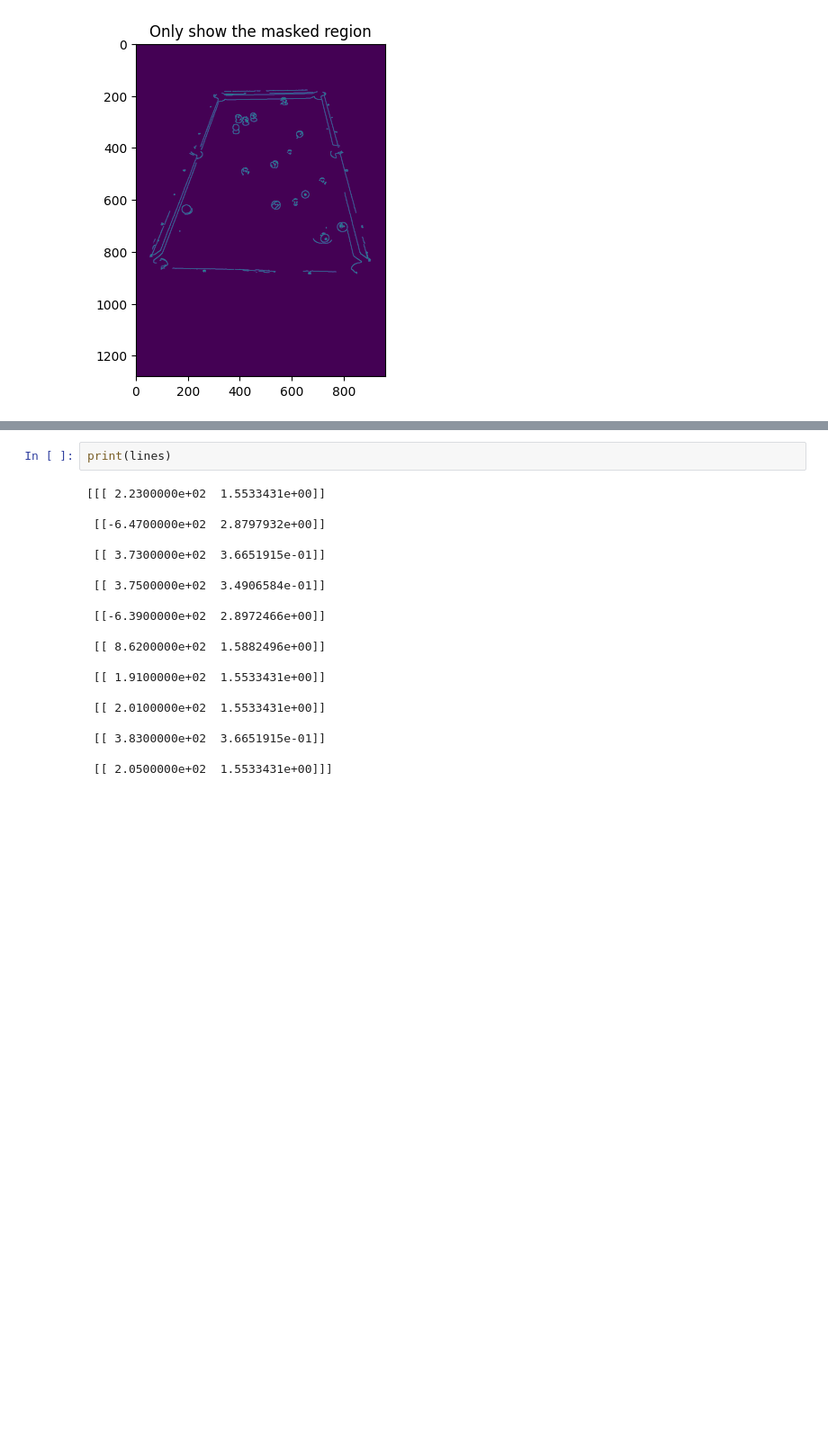
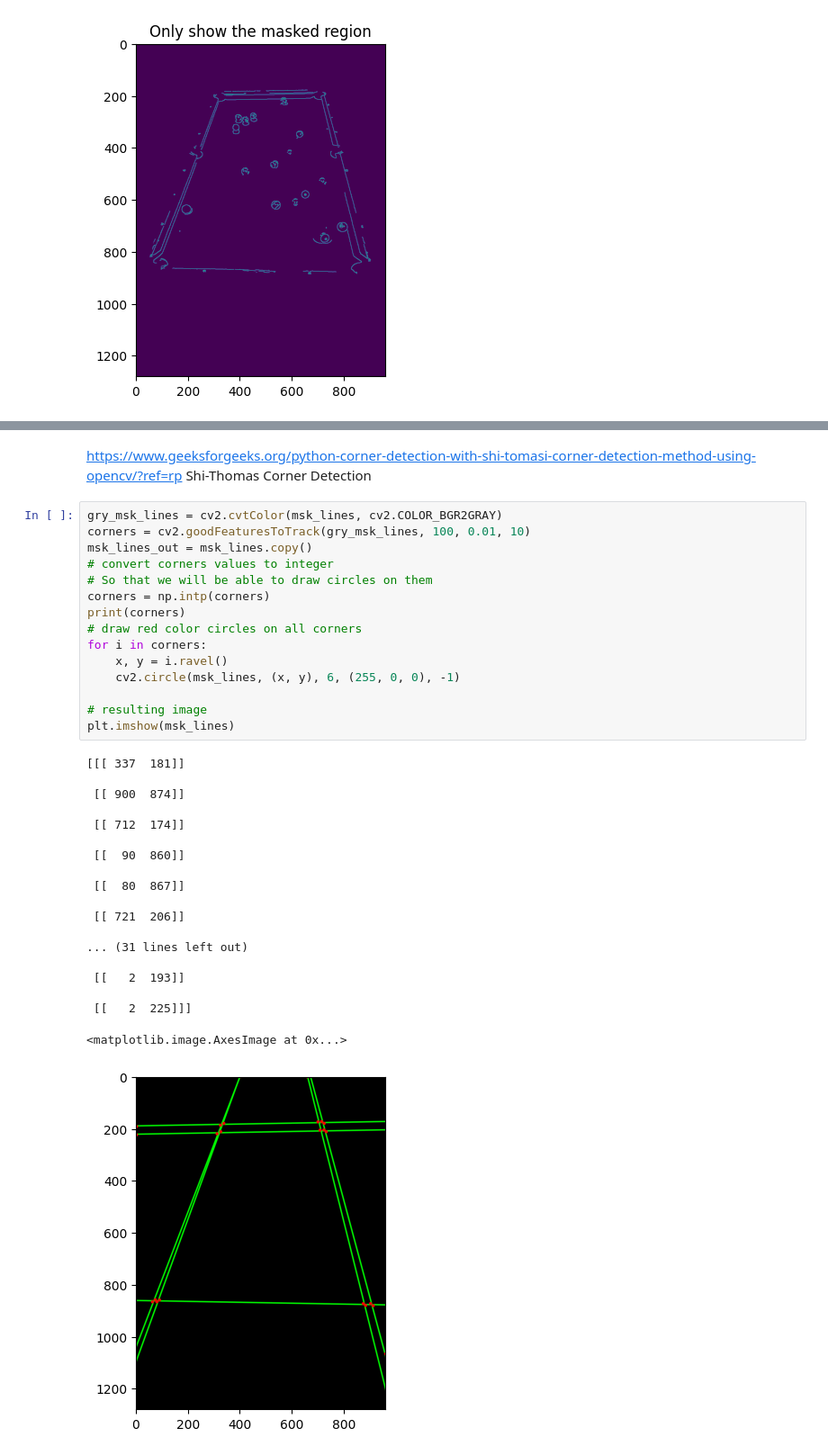
Before and after one commit to bennibbelink/cs766-final-project, a Jupyter notebook: pool_table.ipynb, the cells around one changed output, grey strips where cells are left out. Shown at 90% size. Cells and saved outputs as stored; diff of their text form; blank space fills up the shorter version.

Commit message:
got corners, still need to find inner corners

```diff
--- a/pool_table.ipynb
+++ b/pool_table.ipynb
@@ -65,22 +81,38 @@ plt.show()
-# %%
-print(lines)
-# %% [output]
-[[[ 2.2300000e+02  1.5533431e+00]]
-
- [[-6.4700000e+02  2.8797932e+00]]
-
- [[ 3.7300000e+02  3.6651915e-01]]
-
- [[ 3.7500000e+02  3.4906584e-01]]
-
- [[-6.3900000e+02  2.8972466e+00]]
-
- [[ 8.6200000e+02  1.5882496e+00]]
-
- [[ 1.9100000e+02  1.5533431e+00]]
-
- [[ 2.0100000e+02  1.5533431e+00]]
-
- [[ 3.8300000e+02  3.6651915e-01]]
-
- [[ 2.0500000e+02  1.5533431e+00]]]
+# %% [markdown]
+https://www.geeksforgeeks.org/python-corner-detection-with-shi-tomasi-corner-detection-method-using-opencv/?ref=rp
+Shi-Thomas Corner Detection
+# %%
+gry_msk_lines = cv2.cvtColor(msk_lines, cv2.COLOR_BGR2GRAY)
+corners = cv2.goodFeaturesToTrack(gry_msk_lines, 100, 0.01, 10)
+msk_lines_out = msk_lines.copy()
+# convert corners values to integer
+# So that we will be able to draw circles on them
+corners = np.intp(corners)
+print(corners)
+# draw red color circles on all corners
+for i in corners:
+    x, y = i.ravel()
+    cv2.circle(msk_lines, (x, y), 6, (255, 0, 0), -1)
+
+# resulting image
+plt.imshow(msk_lines)
+# %% [output]
+[[[ 337  181]]
+
+ [[ 900  874]]
+
+ [[ 712  174]]
+
+ [[  90  860]]
+
+ [[  80  867]]
+
+ [[ 721  206]]
+
+... (31 lines left out)
+
+ [[   2  193]]
+
+ [[   2  225]]]
+<matplotlib.image.AxesImage at 0x...>
+[figure, added]
```
Also changed, not shown: parts of 1 cell of this notebook.
